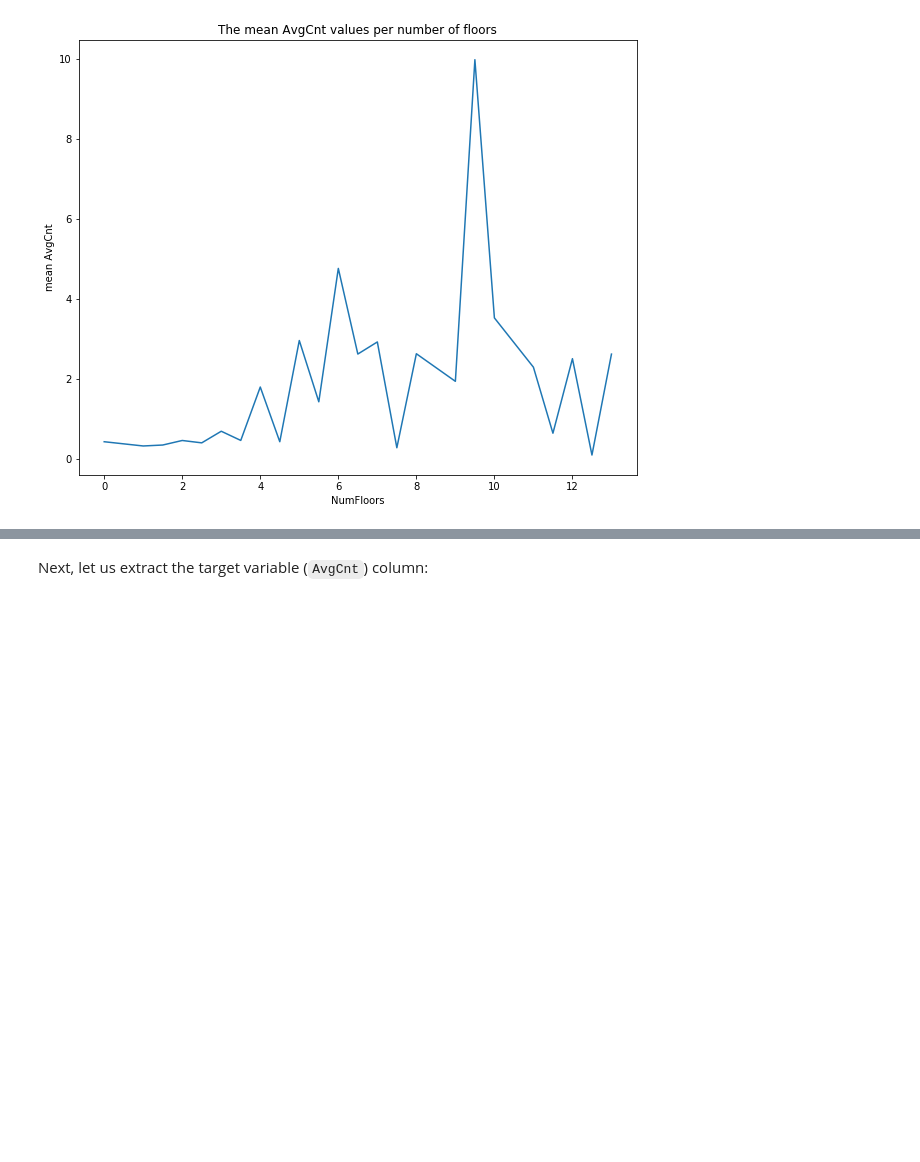
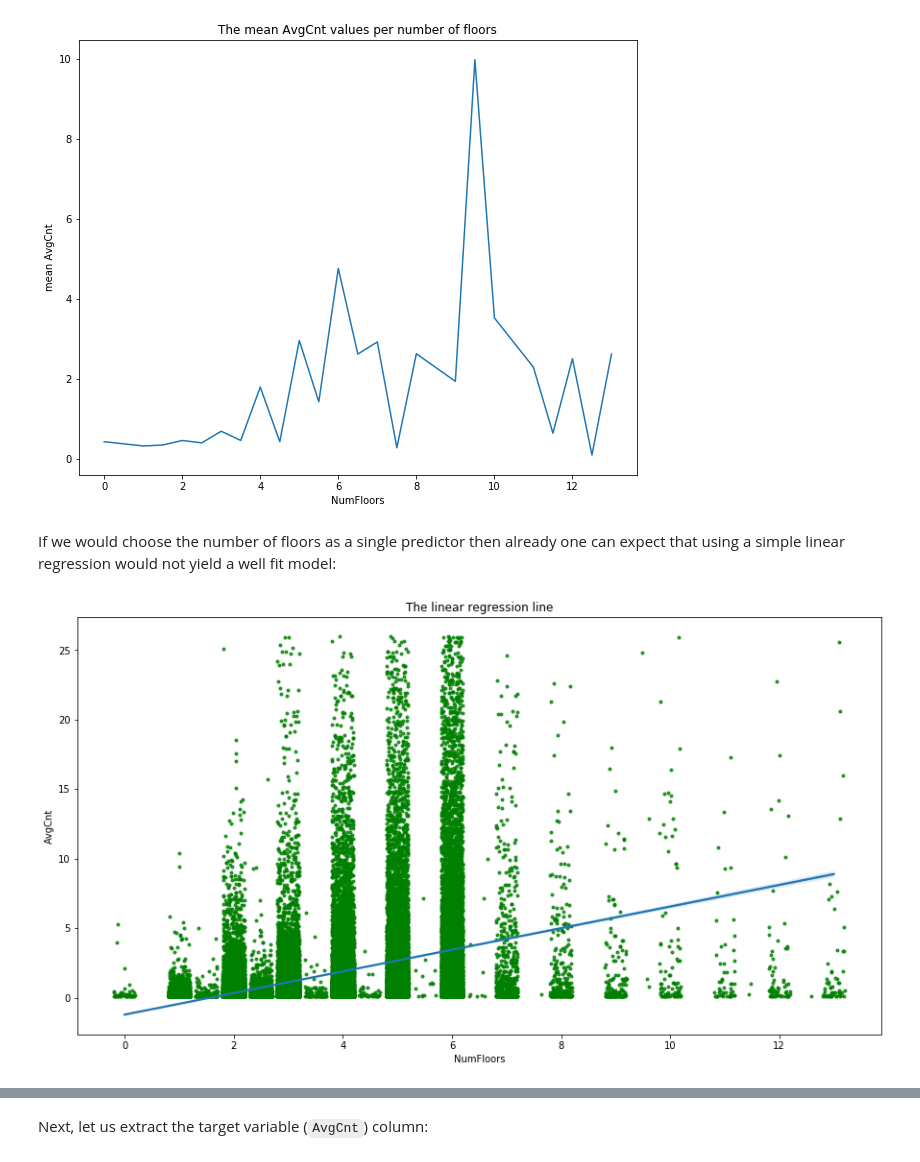
Before and after one commit to ivan-zapreev/data-science-python-projects, a Jupyter notebook: IBM_DS0720EN/capstone_04.ipynb, the cells around one changed output, grey strips where cells are left out. Saved outputs shown, nothing was run; the diff lists cells and outputs as text; code cells hidden in the pictures; blank space fills up the shorter version.

Commit message:
Working on model type selection

```diff
--- a/IBM_DS0720EN/capstone_04.ipynb
+++ b/IBM_DS0720EN/capstone_04.ipynb
@@ -251,11 +259,7 @@ Perform initial pre-processing such as, selecting the right rows, dropping the N
 num_pluto_rows = pluto_df.shape[0]
 
 # Select the recommended columns
-pluto_df = pluto_df[['Address', 'BldgArea', 'BldgDepth', 'BuiltFAR',
-              'CommFAR', 'FacilFAR', 'Lot', 'LotArea', 'LotDepth',
-              'NumBldgs', 'NumFloors', 'OfficeArea', 'ResArea',
-              'ResidFAR', 'RetailArea', 'YearBuilt', 'YearAlter1',
-              'ZipCode', 'YCoord', 'XCoord']]
+pluto_df = pluto_df[pluto_features]
 
 # Drop the Na/NaN valued rows
 pluto_df = pluto_df.dropna()
@@ -686,3 +700,16 @@ plt.show()
 plt.close()
 # %% [output]
 [figure]
+# %% [markdown]
+If we would choose the number of floors as a single predictor then already one can expect that using a simple linear regression would not yield a well fit model:
+# %%
+# Plot the regression plot of the total data
+plt.figure(figsize=(15,8))
+sns.regplot(x = 'NumFloors', y = 'AvgCnt', data = dhp_pluto_df,
+            scatter_kws = {'color' : 'green'}, marker = ".",
+            x_jitter=.2, order = 1)
+plt.title('The linear regression line')
+plt.show()
+plt.close()
+# %% [output]
+[figure, added]
```
Also changed, not shown: parts of 39 cells of this notebook.
